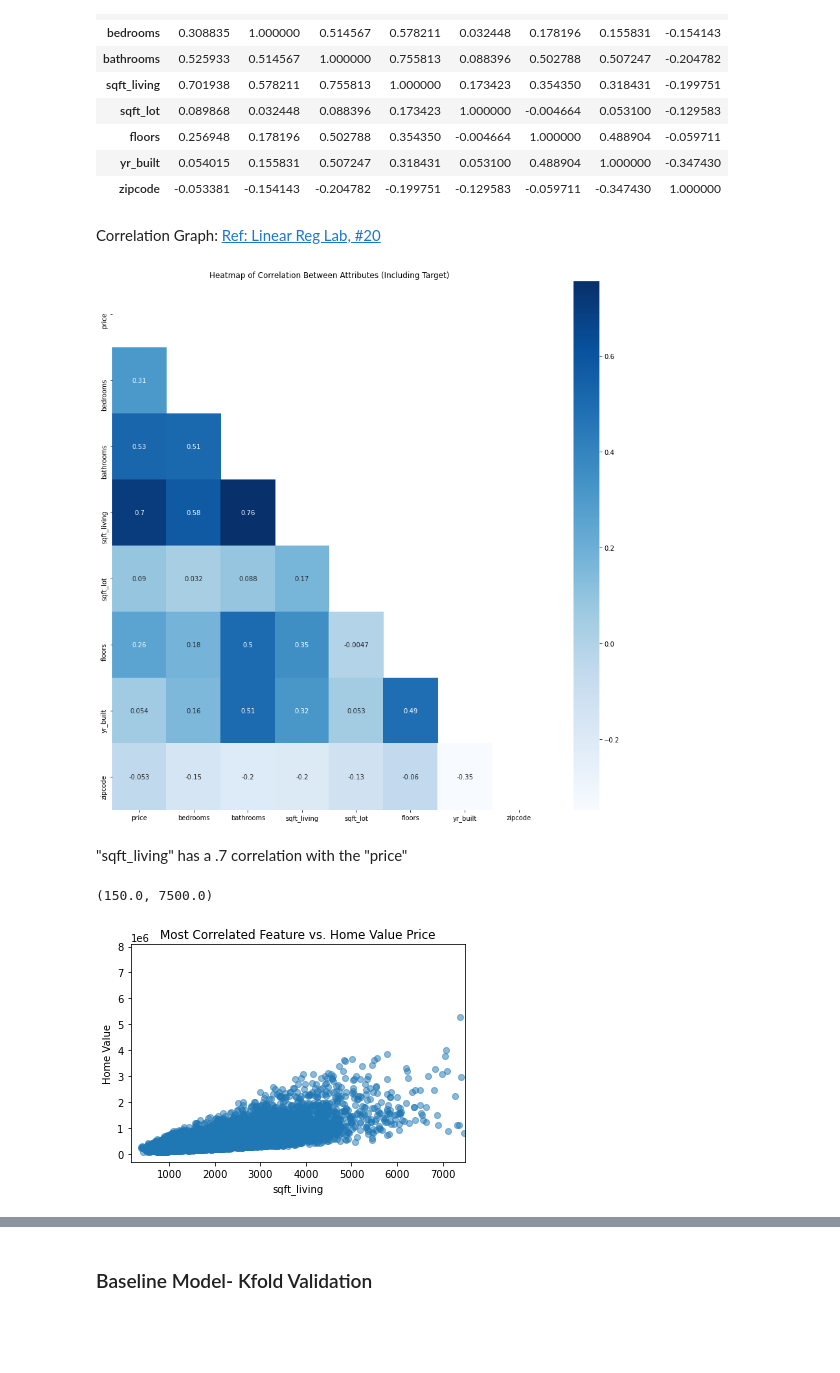
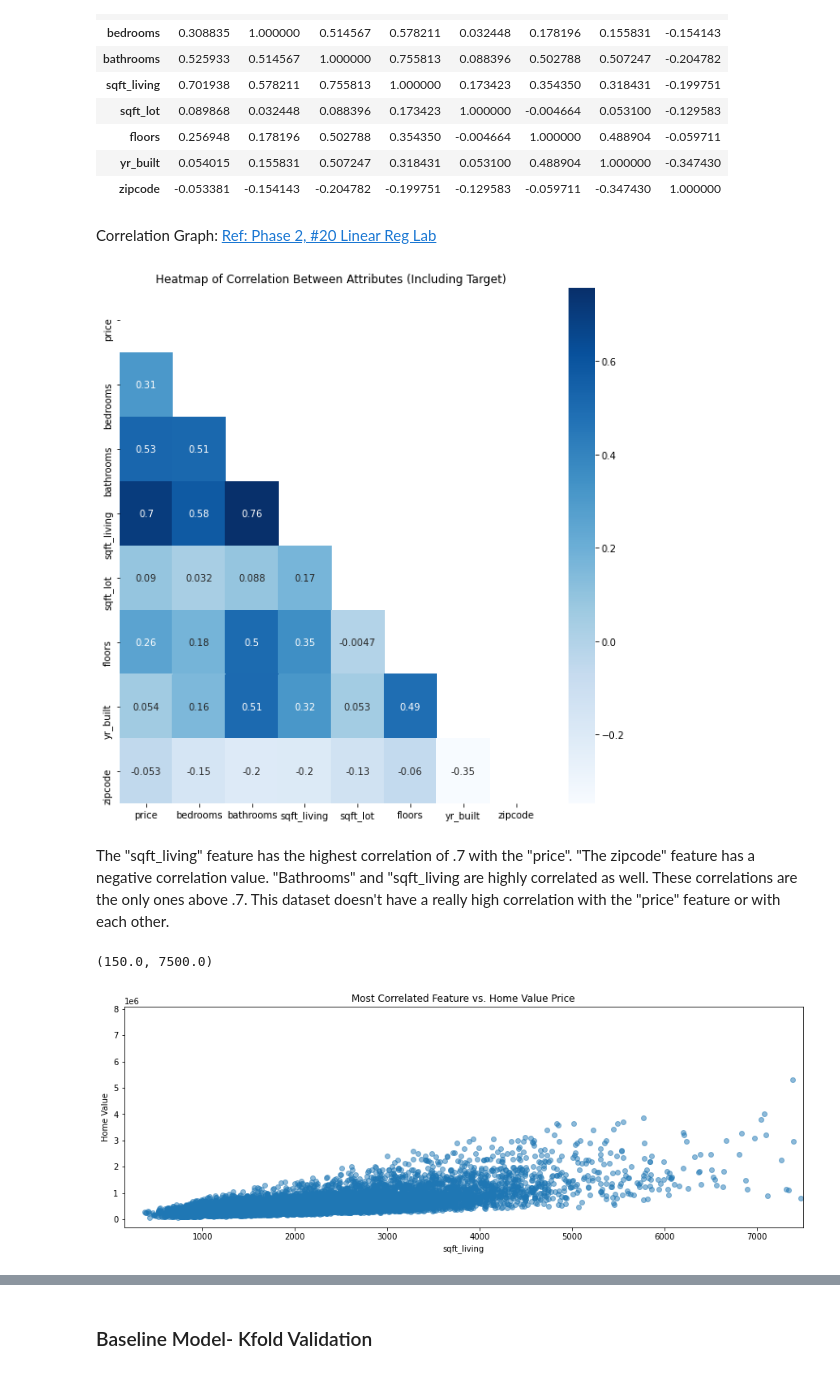
Before and after one commit to Dmvinedata/dsc-phase-2-project-v2-3, a Jupyter notebook: student.ipynb, the cells around one changed output, grey strips where cells are left out. Drawn from its saved outputs; the diff is of its cells as text; code cells hidden in the pictures; blank space fills up the shorter version.

```diff
--- a/student.ipynb
+++ b/student.ipynb
@@ -104,9 +90,13 @@ The start of the intial dataset used for the modeling
 # %%
 #Ignore these column at a minimum level Write assumption from the beginning data
-""" Ignore data, view, sqft_above, sqft_basement, yr_renovated, zipcode,lat ,long ,sqft_living15, sqft_lot15"""
+#Ignore data, view, sqft_above, sqft_basement, yr_renovated,lat ,long ,sqft_living15, sqft_lot15
 
-# The new dataset without the extra attributes
-kc_df = df.drop(["date","view", "sqft_above", "sqft_basement", "yr_renovated","lat" ,"long" ,"sqft_living15", "sqft_lot15"], axis = 1)
+# The new dataset without the extra attributes. Use copy to keep old dataset intact.
+kc_df = df.copy()
+
+#Columns to drop
+drop_col = ["date","view", "sqft_above", "sqft_basement", "yr_renovated","lat" ,"long" ,"sqft_living15", "sqft_lot15"]
+kc_df = kc_df.drop(drop_col, axis = 1)
 kc_df.head()
 # %% [output]
 |  | price | bedrooms | bathrooms | sqft_living | sqft_lot | floors | waterfront | condition | grade | ... |
@@ -358,10 +386,10 @@ corr
 | yr_built | 0.054015 | 0.155831 | 0.507247 | 0.318431 | 0.053100 | 0.488904 | 1.000000 | -0.347430 |
 | zipcode | -0.053381 | -0.154143 | -0.204782 | -0.199751 | -0.129583 | -0.059711 | -0.347430 | 1.000000 |
 # %% [markdown]
-Correlation Graph: [Ref: Linear Reg Lab, #20](https://github.com/learn-co-curriculum/dsc-linear-regression-lab/tree/solution)
+Correlation Graph: [Ref: Phase 2, #20 Linear Reg Lab](https://github.com/learn-co-curriculum/dsc-linear-regression-lab/tree/solution)
 # %%
 # Set up figure and axes
-fig, ax = plt.subplots(figsize=(15, 15))
+fig, ax = plt.subplots(figsize=(10, 10))
 
 # Plot a heatmap of the correlation matrix, with both
 # numbers and colors indicating the correlations
@@ -383,22 +411,22 @@ sns.heatmap(
 # Customize the plot appearance
 ax.set_title("Heatmap of Correlation Between Attributes (Including Target)");
 # %% [output]
-[figure, old version]
+[figure, new version]
-# %% [markdown]
-"sqft_living" has a .7 correlation with the "price"
+# %% [markdown]
+The "sqft_living" feature has the highest correlation of .7 with the "price". "The zipcode" feature has a negative correlation value. "Bathrooms" and "sqft_living are highly correlated as well. These correlations are the only ones above .7. This dataset doesn't have a really high correlation with the "price" feature or with each other.
 # %%
 #Strongest numerical feature from the heatmap
 most_correlated_feature = "sqft_living"
 # %%
 #Plot a scatter plot "Most Correlated Feature vs. Home Value"
-fig, ax = plt.subplots()
+fig, ax = plt.subplots(figsize = (15,5))
 
 ax.scatter(X_train[most_correlated_feature], y_train, alpha=0.5)
 ax.set_xlabel(most_correlated_feature)
 ax.set_ylabel("Home Value")
 ax.set_title("Most Correlated Feature vs. Home Value Price");
 plt.xlim([150, 7500])
 # %% [output]
 (150.0, 7500.0)
-[figure, old version]
+[figure, new version]
 # %% [markdown]
```
Also changed, not shown: parts of 195 cells of this notebook.
